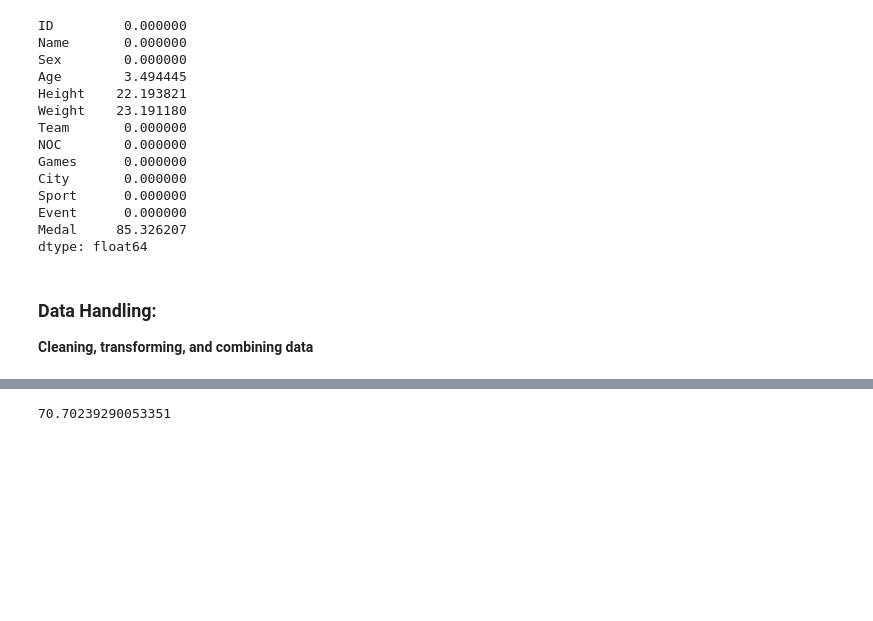
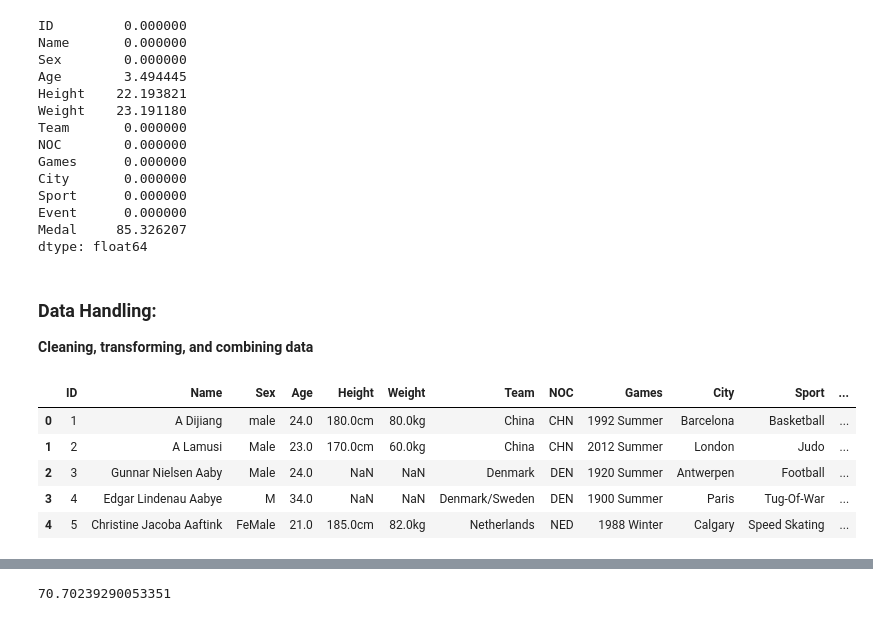
Before and after one commit to Yaqeenalsari/projecr2-Olympics, a Jupyter notebook: eda_template.ipynb, the cells around one changed output, grey strips where cells are left out. Cells and saved outputs as stored; diff of their text form; code cells hidden in the pictures; blank space fills up the shorter version.

```diff
--- a/eda_template.ipynb
+++ b/eda_template.ipynb
@@ -126,4 +126,14 @@ dtype: float64
 # %% [markdown]
 ### Data Handling:
 __Cleaning, transforming, and combining data__
+# %%
+athlets_events_clean=athlets_events_df
+athlets_events_clean.head()
+# %% [output]
+|  | ID | Name | Sex | Age | Height | Weight | Team | NOC | Games | City | Sport | ... |
+| 0 | 1 | A Dijiang | male | 24.0 | 180.0cm | 80.0kg | China | CHN | 1992 Summer | Barcelona | Basketball | ... |
+| 1 | 2 | A Lamusi | Male | 23.0 | 170.0cm | 60.0kg | China | CHN | 2012 Summer | London | Judo | ... |
+| 2 | 3 | Gunnar Nielsen Aaby | Male | 24.0 | NaN | NaN | Denmark | DEN | 1920 Summer | Antwerpen | Football | ... |
+| 3 | 4 | Edgar Lindenau Aabye | M | 34.0 | NaN | NaN | Denmark/Sweden | DEN | 1900 Summer | Paris | Tug-Of-War | ... |
+| 4 | 5 | Christine Jacoba Aaftink | FeMale | 21.0 | 185.0cm | 82.0kg | Netherlands | NED | 1988 Winter | Calgary | Speed Skating | ... |
 # %%
```
Also changed, not shown: parts of 16 cells of this notebook.
